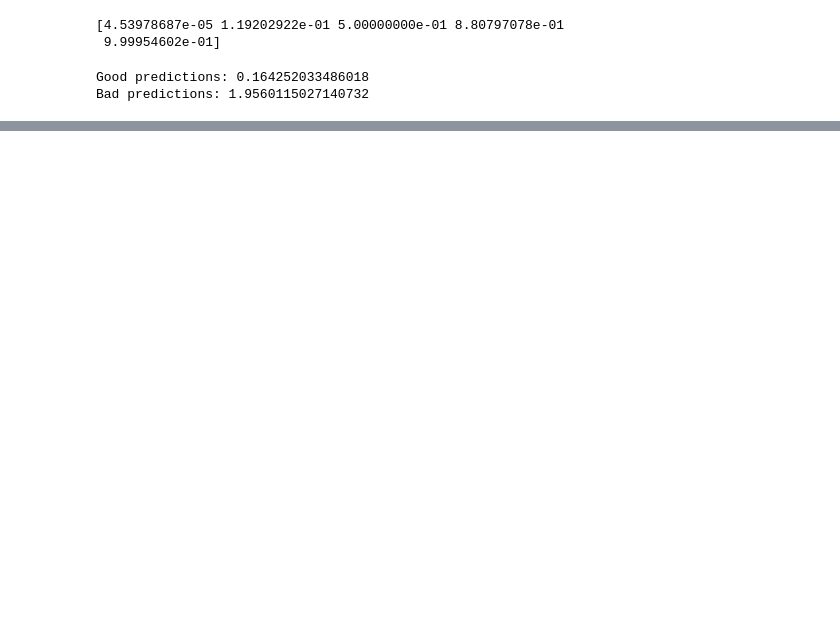
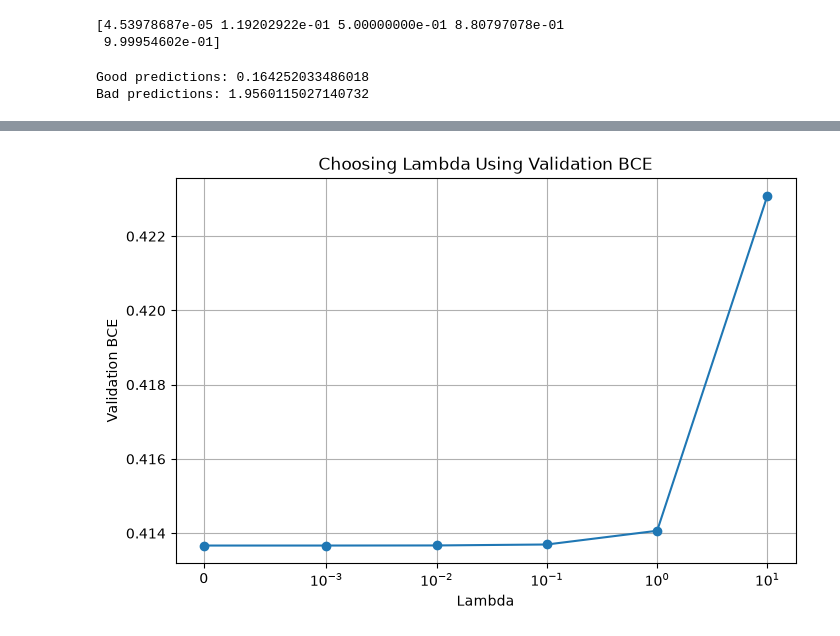
Before and after one commit to meakshayhari/Titanic_Survival_Prediction, a Jupyter notebook: titanic_survivers.ipynb, the cells around one changed output, grey strips where cells are left out. Cells and saved outputs as stored; diff of their text form; code cells hidden in the pictures; blank space fills up the shorter version.

```diff
--- a/titanic_survivers.ipynb
+++ b/titanic_survivers.ipynb
@@ -107,14 +113,6 @@ dtype: int64
 age_median = X_train["Age"].median()
 embarked_mode = X_train["Embarked"].mode()[0]
 
-X_train["Age"] = X_train["Age"].fillna(age_median)
-X_test["Age"] = X_test["Age"].fillna(age_median)
-
-X_train["Embarked"] = X_train["Embarked"].fillna(embarked_mode)
-X_test["Embarked"] = X_test["Embarked"].fillna(embarked_mode)
-
-print("Remaining missing values in training set:")
-print(X_train.isnull().sum())
-
-print("\nRemaining missing values in test set:")
-print(X_test.isnull().sum())
+for data in [X_train, X_val, X_test]:
+    data["Age"] = data["Age"].fillna(age_median)
+    data["Embarked"] = data["Embarked"].fillna(embarked_mode)
@@ -400,3 +404,20 @@ plt.show()
+# %%
+plt.figure(figsize=(8, 5))
+
+plt.plot(
+    list(regularization_results.keys()),
+    [r["val_bce"] for r in regularization_results.values()],
+    marker="o"
+)
+
+plt.xscale("symlog", linthresh=0.001)
+plt.xlabel("Lambda")
+plt.ylabel("Validation BCE")
+plt.title("Choosing Lambda Using Validation BCE")
+plt.grid(True)
+plt.show()
+# %% [output]
+[figure, added]
 # %%
 y_test_prob = sigmoid(X_test @ w + b)
 y_test_pred = (y_test_prob >= 0.5).astype(int)
```
Also changed, not shown: parts of 18 cells of this notebook, 1 other file.
